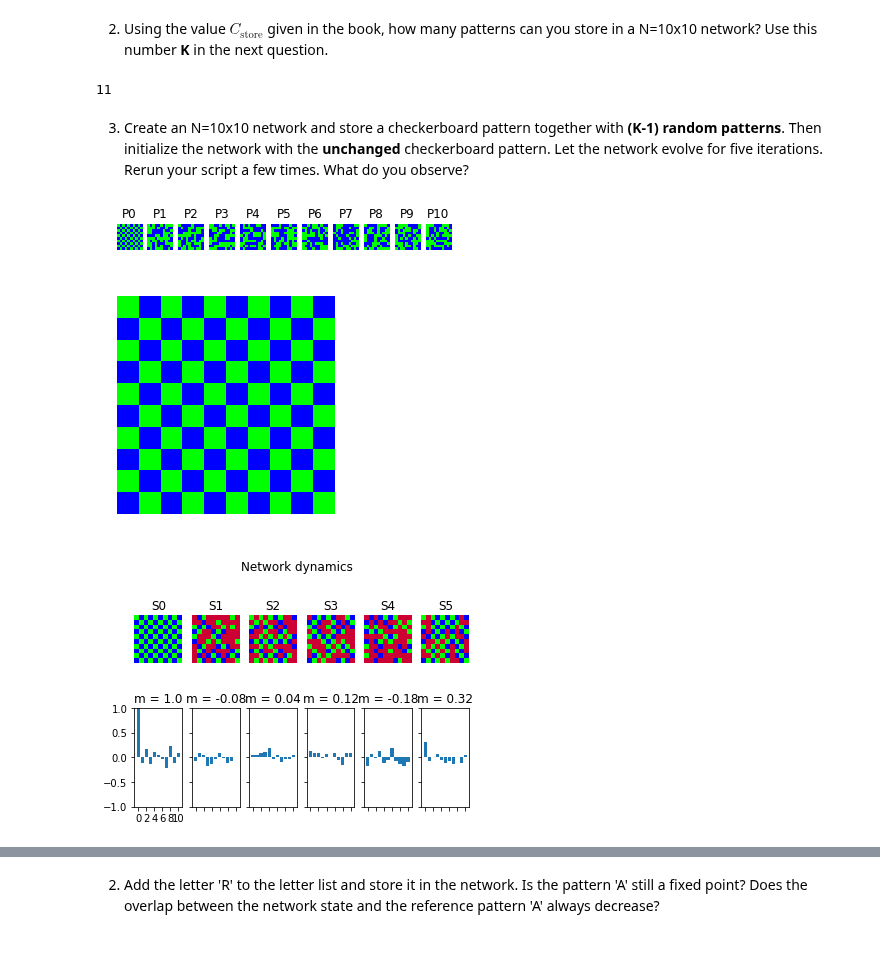
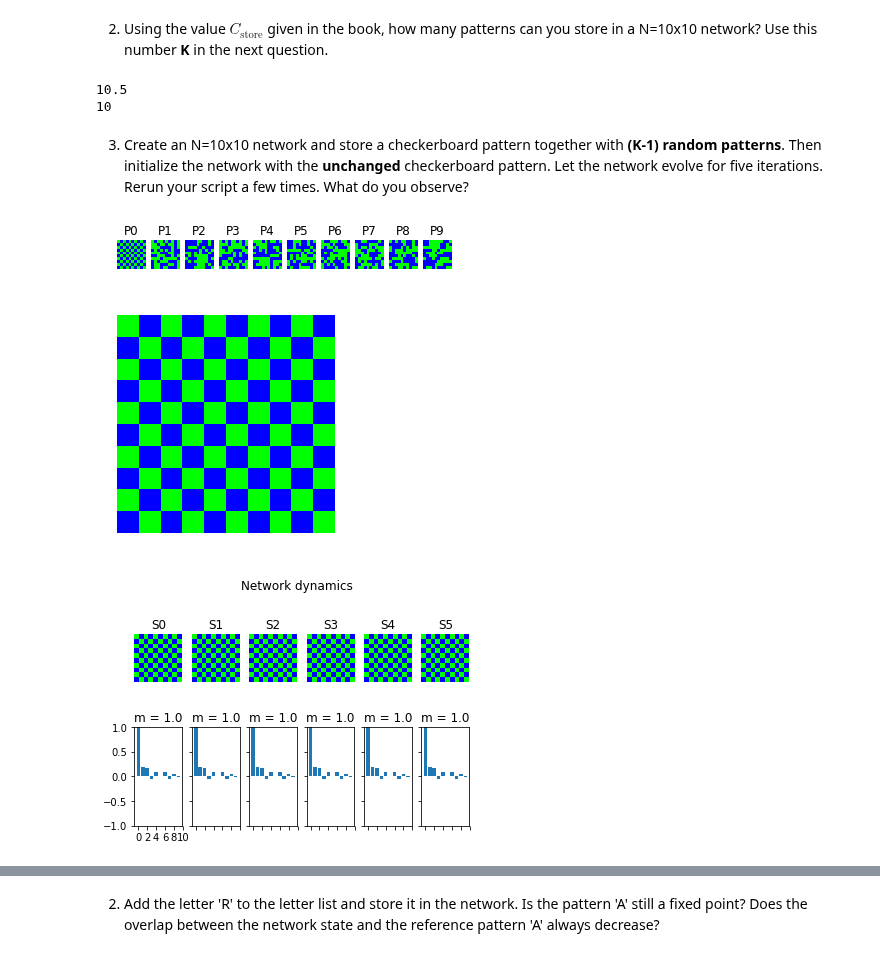
Before and after one commit to mackelab/msne-lsmlsda-2019, a Jupyter notebook: your-code/project1_NiLi/01_hopfield_network.ipynb, the cells around one changed output, grey strips where cells are left out. Cells and saved outputs as stored; diff of their text form; code cells hidden in the pictures.

```diff
--- a/your-code/project1_NiLi/01_hopfield_network.ipynb
+++ b/your-code/project1_NiLi/01_hopfield_network.ipynb
@@ -330,30 +330,36 @@ Larger networks can store more patterns. There is a theoretical limit: the capac
 # %% [markdown]
 2. Using the value $C_\text{store}$ given in the book, how many patterns can you store in a N=10x10 network? Use this number **K** in the next question.
 # %%
-C_store = 0.138
-num_nRs = 10*10
-M_max = C_store*num_nRs
-K= int(M_max)-2
+C_store = 0.105
+num_neurons = 10*10
+M_max = C_store*num_neurons
+print(M_max)
+K = int(M_max)
 print(K)
 # %% [output]
-11
+10.5
+10
 # %% [markdown]
 3. Create an N=10x10 network and store a checkerboard pattern together with **(K-1) random patterns**. Then initialize the network with the **unchanged** checkerboard pattern. Let the network evolve for five iterations. Rerun your script a few times. What do you observe?
 # %%
 pattern_size = 10
 hopfield_net4 = network.HopfieldNetwork(nr_neurons=pattern_size**2)
 
 factory10 = pattern_tools.PatternFactory(pattern_size, pattern_size)
 # create a checkerboard pattern and add it to the pattern list
 checkerboard = factory10.create_checkerboard()
 pattern_list4 = [checkerboard]
 # add random patterns to the list
+#pattern_list4 = []
 pattern_list4.extend(factory10.create_random_pattern_list(nr_patterns=K-1, on_probability=0.5))
+#pattern_list4.append(checkerboard)
 plot_tools.plot_pattern_list(pattern_list4)
+hopfield_net4.store_patterns(pattern_list4)
 # %% [output]
-[figure, old version]
+[figure, new version]
 # %%
 hopfield_net4.set_state_from_pattern(checkerboard)
+#hopfield_net4.set_state_from_pattern(pattern_list4[0]) #pick the 2nd pattern in the list
 plot_tools.plot_pattern(hopfield_net4.state.reshape(pattern_size, pattern_size)) # initial state of binary neurons
 
 states = hopfield_net4.run_with_monitoring(nr_steps=5)  # apply equation S_i
@@ -361,7 +367,7 @@ states_as_patterns = factory10.reshape_patterns(states)
 plot_tools.plot_state_sequence_and_overlap(states_as_patterns, pattern_list4, reference_idx=0, suptitle="Network dynamics")
 # %% [output]
 [figure]
-[figure, old version]
+[figure, new version]
 # %% [markdown]
 ## Exercise 4 - Non-random patterns
 
```
